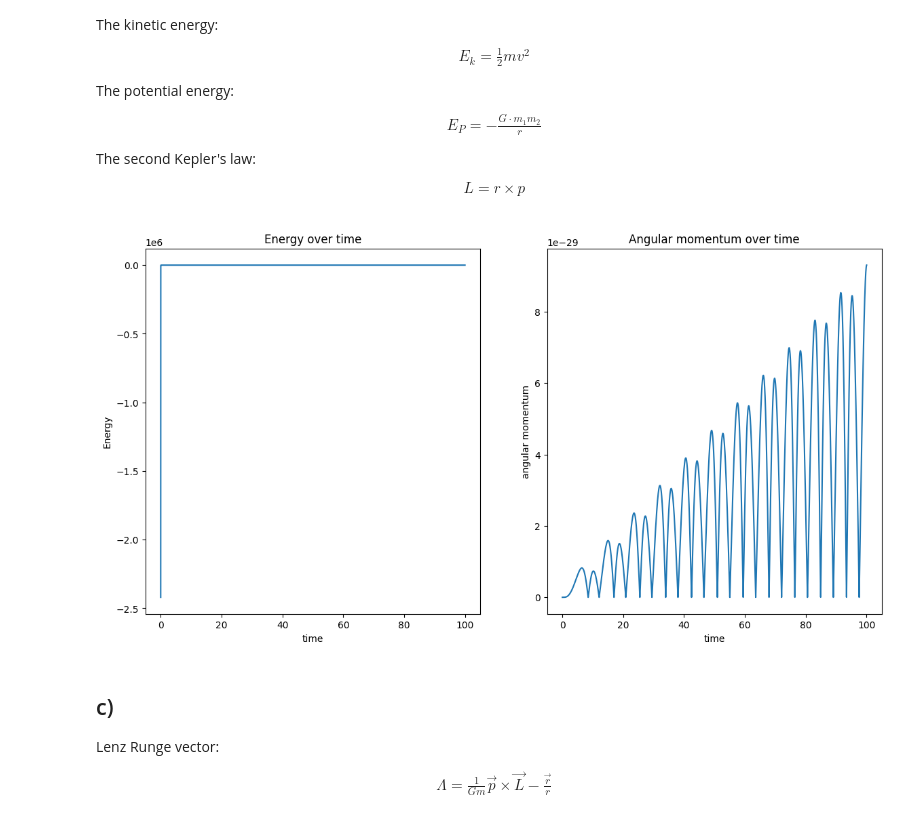
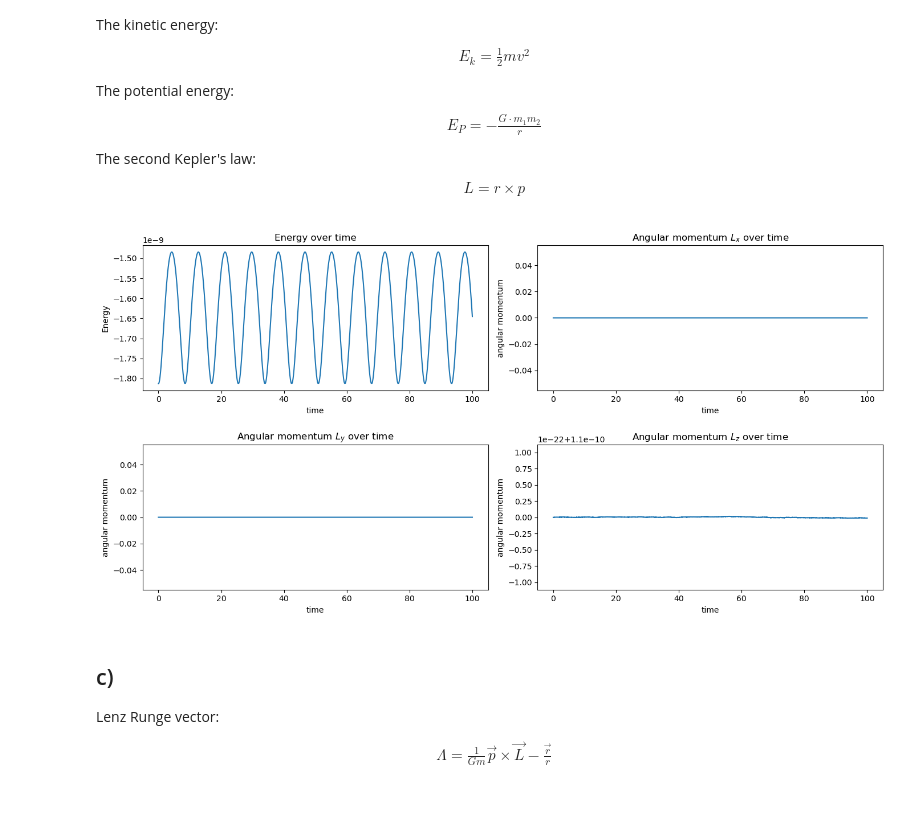
Before and after one commit to FSchierok/compPhys, a Jupyter notebook: Blatt3; b.ipynb, the cells around one changed output. Cells and saved outputs as stored; diff of their text form; code cells hidden in the pictures.

```diff
--- a/Blatt3; b.ipynb
+++ b/Blatt3; b.ipynb
@@ -133,33 +133,53 @@ The second Kepler's law:
     L = r \times p
 \end{align*}
 # %%
-G=1
-#calculation of the energies and angular momentum using the velocity components from task a
-kinetic_energy = 0.5 * m_RS * np.sum((trajectory[:, 6:9] ** 2), axis=1)
-potential_energy = -G * m_PLanet * m_RS / np.linalg.norm(trajectory[:, :3] - r0_Planet, axis=1)
-
-total_energy = kinetic_energy + potential_energy
-
-Second_kepler = np.cross(trajectory[:, :3] - r0_Planet, m_RS * trajectory[:, 6:9])
+G = 1
+# calculation of the energies and angular momentum using the velocity components from task a
+kinetic_energy_RS = np.linalg.norm(trajectory[:, 9:12], axis=1) ** 2 / (2 * m_RS)
+kinetic_energy_Planet = np.linalg.norm(trajectory[:, 6:9], axis=1) ** 2 / (2 * m_PLanet)
+potential_energy = (
+    -G
+    * m_PLanet
+    * m_RS
+    / np.linalg.norm(trajectory[:, 3:6] - trajectory[:, 0:3], axis=1)
+)
 
 
-plt.figure(figsize=(14,7))
+total_energy = kinetic_energy_Planet + 2 * potential_energy + kinetic_energy_RS
 
-plt.subplot(1, 2, 1)
+Second_kepler = np.cross(trajectory[:, 3:6], trajectory[:, 9:12]) + np.cross(
+    trajectory[:, 0:3], trajectory[:, 6:9]
+)
+
+
+plt.figure(figsize=(14, 7))
+
+plt.subplot(2, 2, 1)
 plt.plot(time, total_energy)
-plt.xlabel('time')
-plt.ylabel('Energy')
-plt.title('Energy over time')
+plt.xlabel("time")
+plt.ylabel("Energy")
+plt.title("Energy over time")
 
-plt.subplot(1, 2, 2)
-plt.plot(time, np.linalg.norm(Second_kepler, axis=1))
-plt.xlabel('time')
-plt.ylabel('angular momentum')
-plt.title('Angular momentum over time')
+plt.subplot(2, 2, 2)
+plt.plot(time, Second_kepler[:, 0])
+plt.xlabel("time")
+plt.ylabel("angular momentum")
+plt.title("Angular momentum $L_x$ over time")
 
+plt.subplot(2, 2, 3)
+plt.plot(time, Second_kepler[:, 1])
+plt.xlabel("time")
+plt.ylabel("angular momentum")
+plt.title("Angular momentum $L_y$ over time")
+plt.subplot(2, 2, 4)
+plt.plot(time, Second_kepler[:, 2])
+plt.xlabel("time")
+plt.ylabel("angular momentum")
+plt.title("Angular momentum $L_z$ over time")
+plt.tight_layout()
 plt.show()
 # %% [output]
-[figure, old version]
+[figure, new version]
 # %% [markdown]
 ## c)
 Lenz Runge vector:
```
Also changed, not shown: parts of 1 cell of this notebook.
